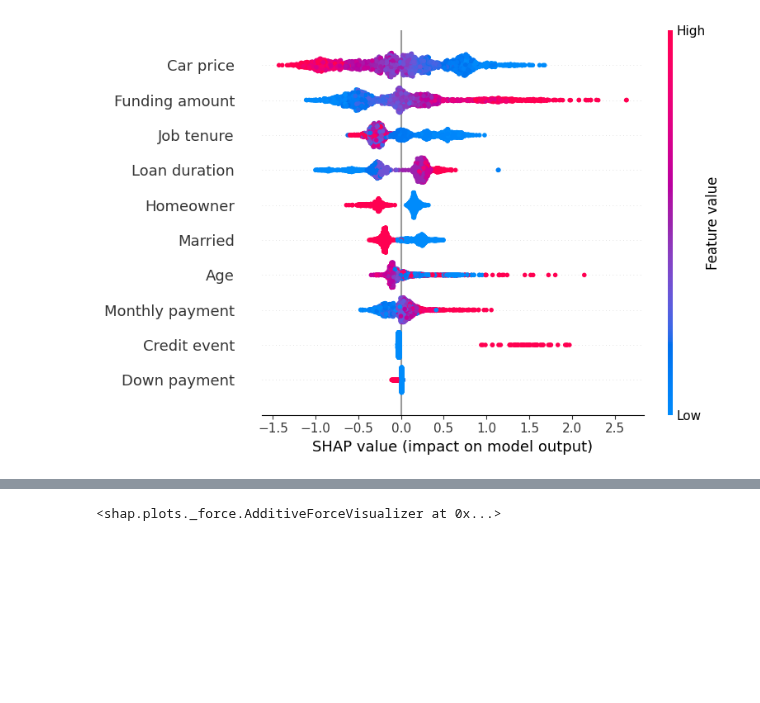
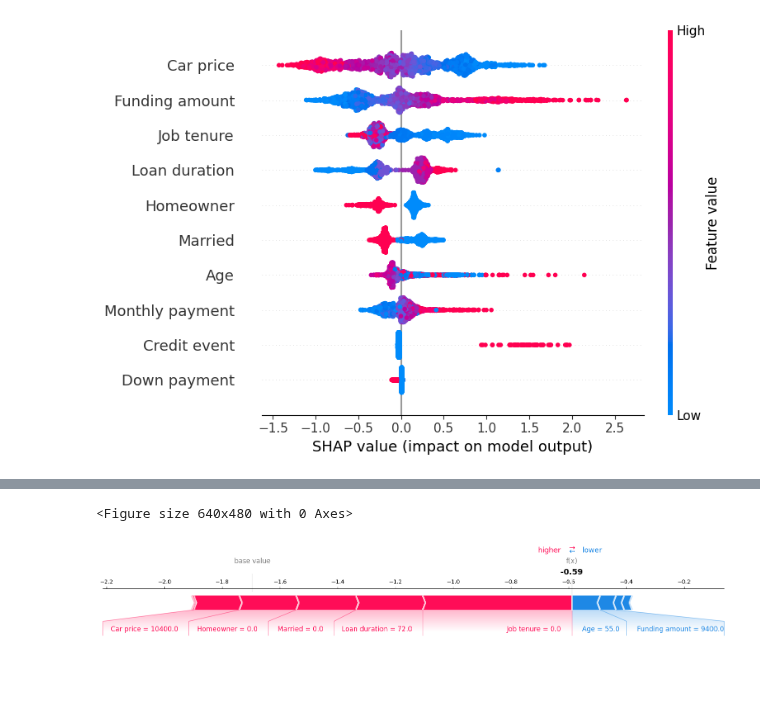
Before and after one commit to dorabijvoet/afi_final_project, a Jupyter notebook: notebooks/step7_shap.ipynb, the cells around one changed output, grey strips where cells are left out. Drawn from its saved outputs; the diff is of its cells as text; code cells hidden in the pictures; blank space fills up the shorter version.

Commit message:
delete caches and parasite files and added matplotlib force plot for shap

```diff
--- a/notebooks/step7_shap.ipynb
+++ b/notebooks/step7_shap.ipynb
@@ -84,9 +84,15 @@ shap.summary_plot(shap_values, X_test)
 # %% [output]
 [figure]
 # %%
+import matplotlib.pyplot as plt
+
 # Initialize the JavaScript visualization library
-shap.initjs()
+# shap.initjs()
 
 # Force plot for a single prediction (e.g., first instance in the test set)
-shap.force_plot(explainer.expected_value, shap_values[0], X_test.iloc[0])
+# shap.force_plot(explainer.expected_value, shap_values[0], X_test.iloc[0])
+
+# Create a figure and save it using matplotlib's savefig function
+plt.figure()
+shap.force_plot(explainer.expected_value, shap_values[1], X_test.iloc[1], matplotlib=True)
 # %% [output]
@@ -94 +99,2 @@ shap.force_plot(explainer.expected_value, shap_values[0], X_test.iloc[0])
-<shap.plots._force.AdditiveForceVisualizer at 0x...>
+<Figure size 640x480 with 0 Axes>
+[figure, added]
```
Also changed, not shown: parts of 3 cells of this notebook.
